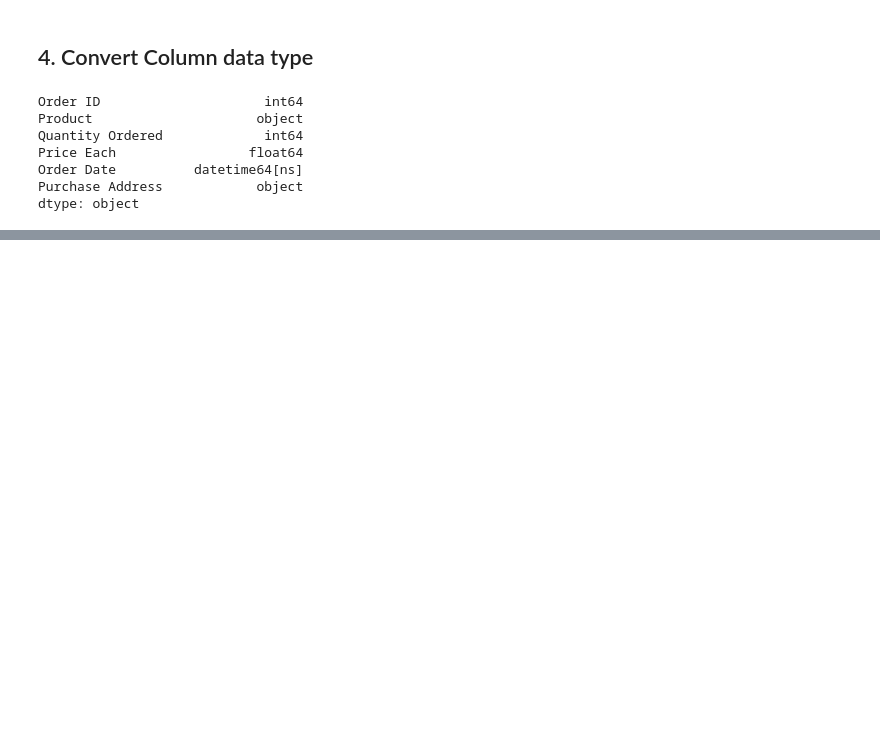
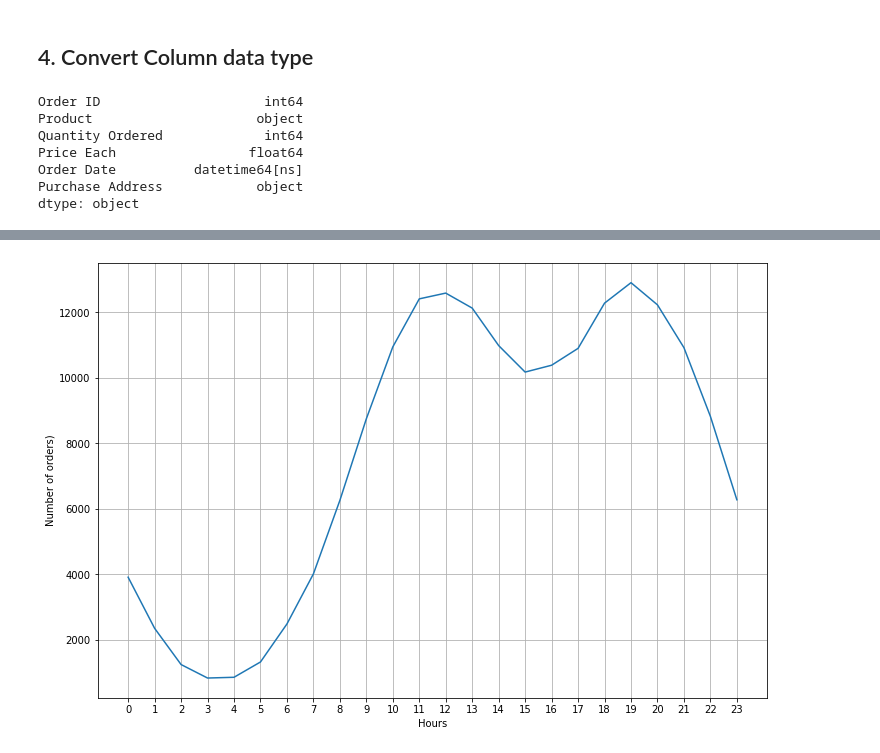
Before and after one commit to hellokuzuki/da-learn, a Jupyter notebook: 01_sales/sales-analysis.ipynb, the cells around one changed output, grey strips where cells are left out. Drawn from its saved outputs; the diff is of its cells as text; code cells hidden in the pictures; blank space fills up the shorter version.

```diff
--- a/01_sales/sales-analysis.ipynb
+++ b/01_sales/sales-analysis.ipynb
@@ -86,0 +181,8 @@ dtype: object
+# %%
+all_data['hour'] = all_data['Order Date'].dt.hour
+all_data['count'] = 1
+display(all_data.groupby('hour')['count'].count())
+
+display(all_data.groupby('hour')['count'].count().idxmax())
+
+display(all_data.groupby('hour')['count'].count().max())
@@ -86,0 +209,12 @@ dtype: object
+# %%
+plt.figure(figsize=(12,8))
+x = all_data.groupby('hour')['count'].count().index
+y = all_data.groupby('hour')['count'].count()
+plt.ticklabel_format(style='plain')
+plt.xlabel('Hours')
+plt.ylabel('Number of orders)')
+plt.xticks(x)
+plt.plot(x, y)
+plt.grid()
+# %% [output]
+[figure, added]
```
Also changed, not shown: parts of 28 cells of this notebook, 1 other file.
